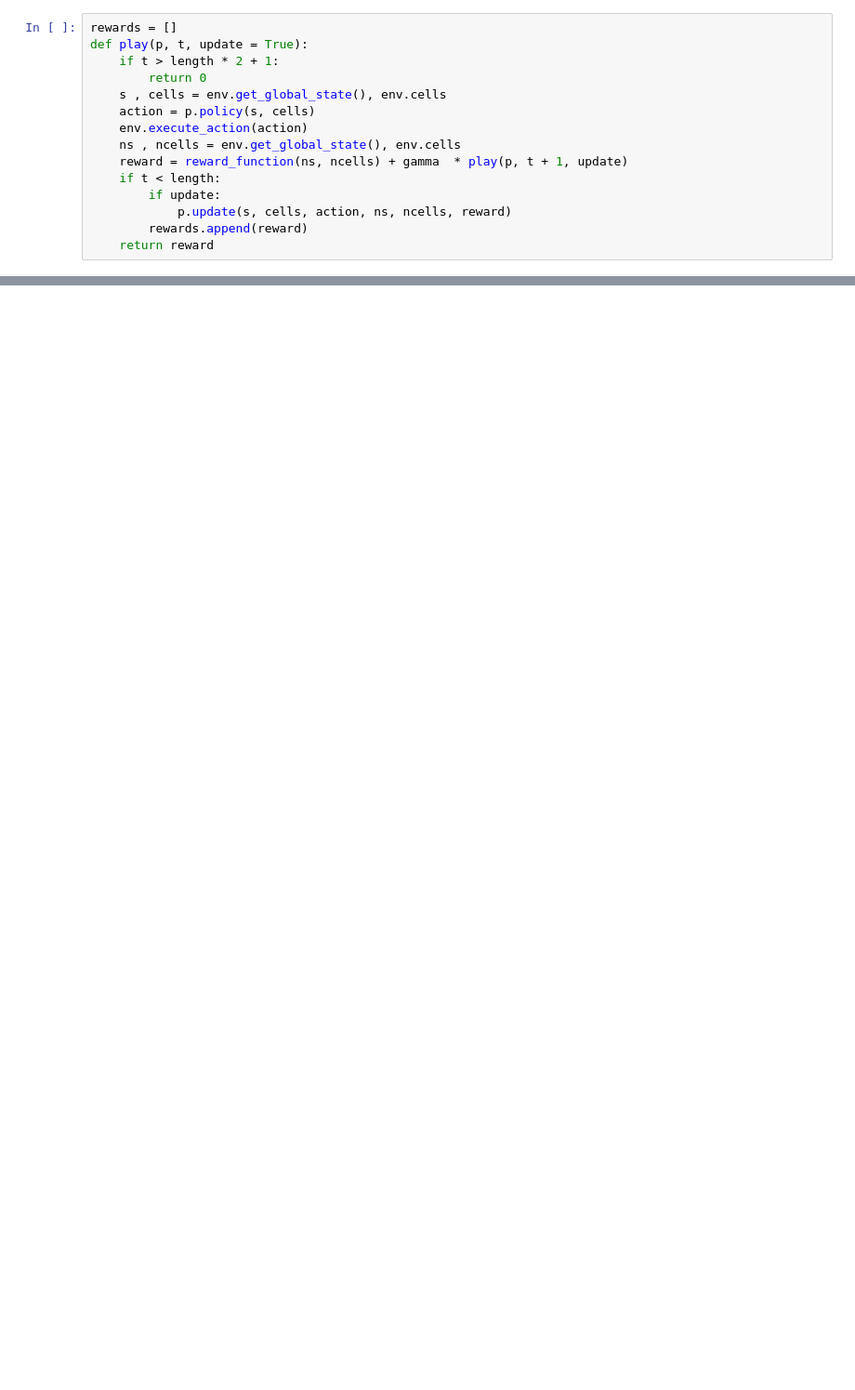
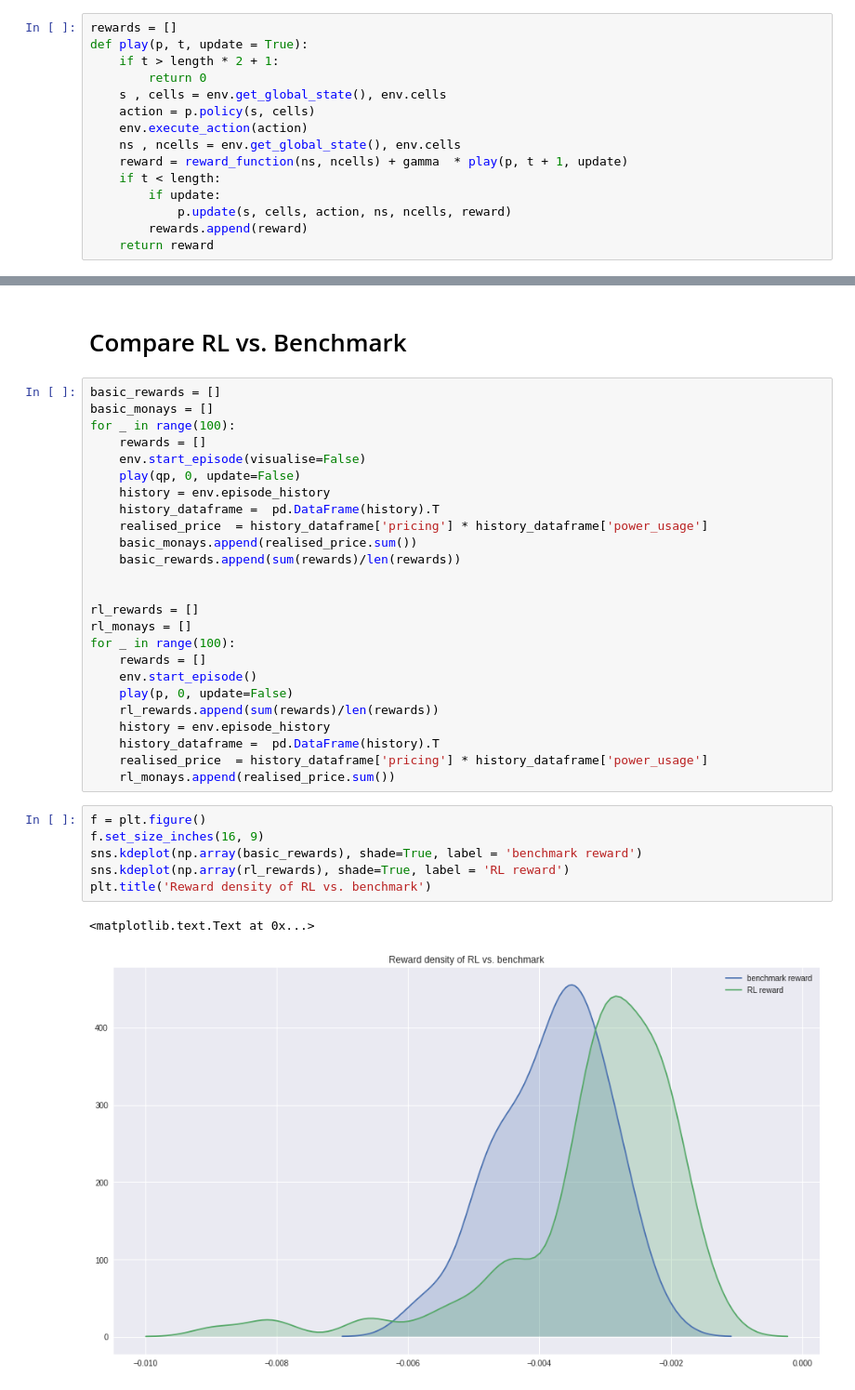
Before and after one commit to LPompe/thesis_demand_response, a Jupyter notebook: software/Untitled.ipynb, the cells around one changed output, grey strips where cells are left out. Shown at 93% size. Cells and saved outputs as stored; diff of their text form; blank space fills up the shorter version.

```diff
--- a/software/Untitled.ipynb
+++ b/software/Untitled.ipynb
@@ -91,0 +104,36 @@ p.epsilon
+# %% [markdown]
+# Compare RL vs. Benchmark
+# %%
+basic_rewards = []
+basic_monays = []
+for _ in range(100):
+    rewards = []
+    env.start_episode(visualise=False)
+    play(qp, 0, update=False)
+    history = env.episode_history
+    history_dataframe =  pd.DataFrame(history).T
+    realised_price  = history_dataframe['pricing'] * history_dataframe['power_usage']
+    basic_monays.append(realised_price.sum())
+    basic_rewards.append(sum(rewards)/len(rewards))
+
+
+rl_rewards = []
+rl_monays = []
+for _ in range(100):
+    rewards = []
+    env.start_episode()
+    play(p, 0, update=False)
+    rl_rewards.append(sum(rewards)/len(rewards))
+    history = env.episode_history
+    history_dataframe =  pd.DataFrame(history).T
+    realised_price  = history_dataframe['pricing'] * history_dataframe['power_usage']
+    rl_monays.append(realised_price.sum())
+# %%
+f = plt.figure()
+f.set_size_inches(16, 9)
+sns.kdeplot(np.array(basic_rewards), shade=True, label = 'benchmark reward')
+sns.kdeplot(np.array(rl_rewards), shade=True, label = 'RL reward')
+plt.title('Reward density of RL vs. benchmark')
+# %% [output]
+<matplotlib.text.Text at 0x...>
+[figure, added]
```
Also changed, not shown: parts of 20 cells of this notebook, 3 other files.
